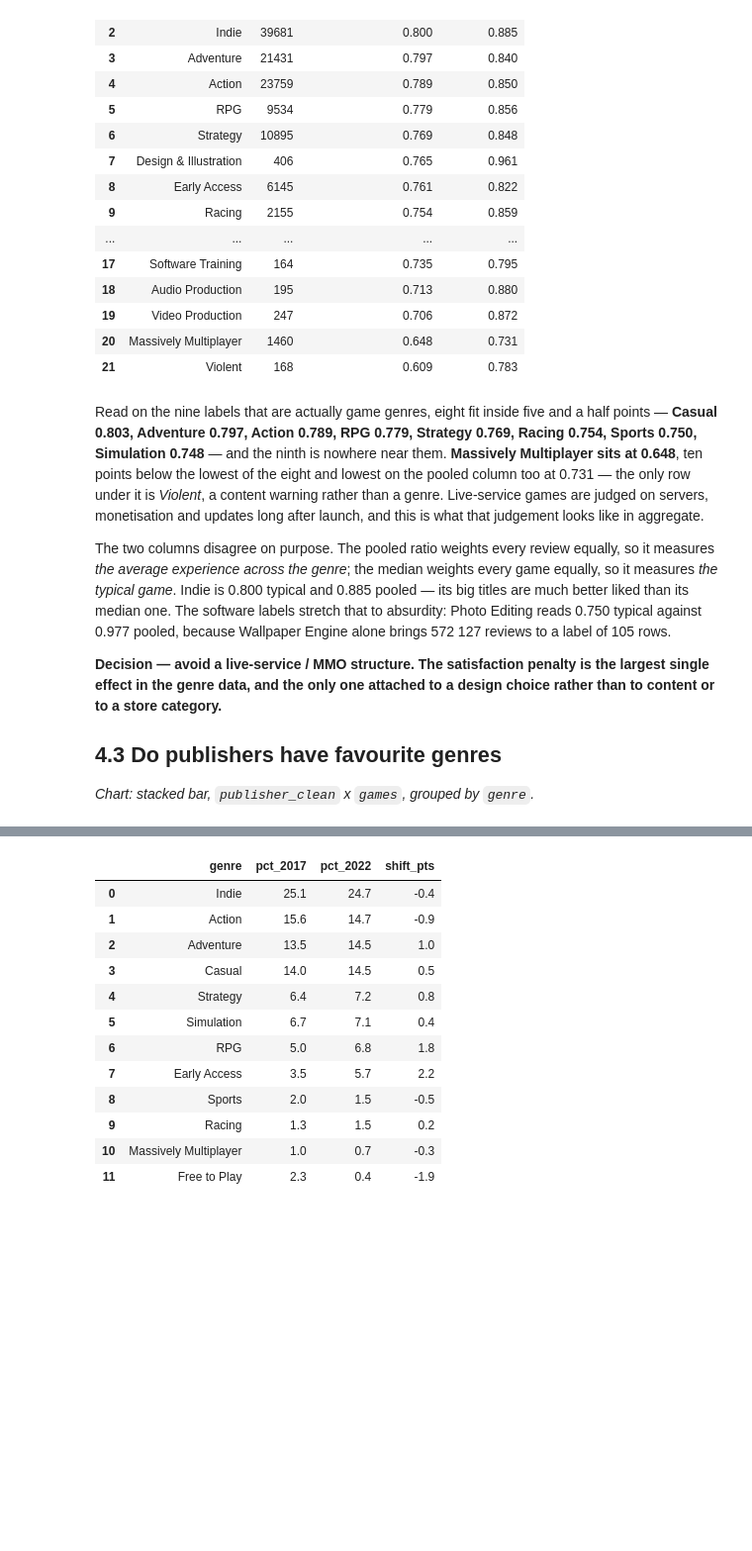
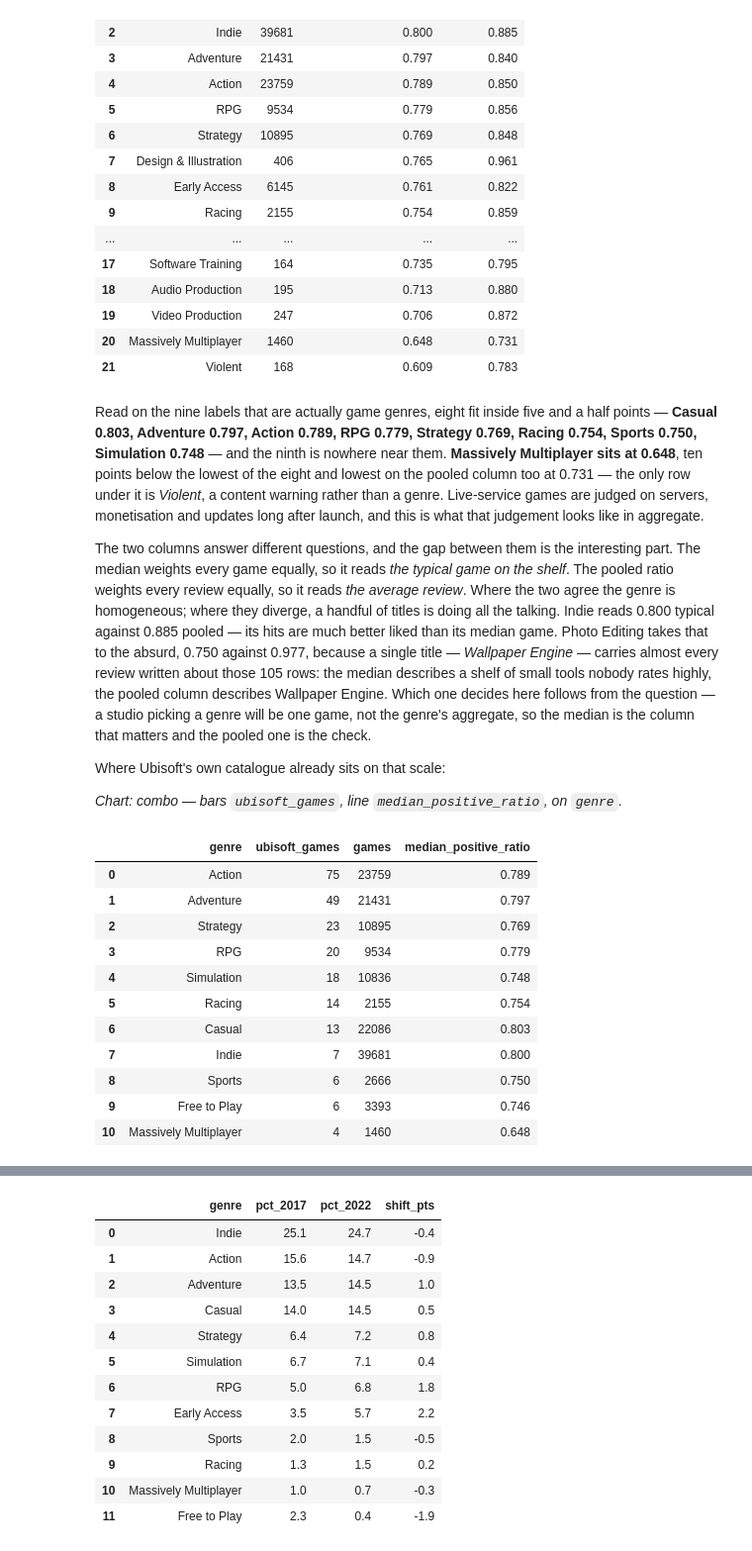
Before and after one commit to paezxavi/jedha_steam_project, a Jupyter notebook: steam_project.ipynb, the cells around one changed output, grey strips where cells are left out. Shown at 99% size. Saved outputs shown, nothing was run; the diff lists cells and outputs as text; code cells hidden in the pictures; blank space fills up the shorter version.

```diff
--- a/steam_project.ipynb
+++ b/steam_project.ipynb
@@ -1107,17 +1121,37 @@ the only row under it is *Violent*, a content warning rather than a genre. Live-
 judged on servers, monetisation and updates long after launch, and this is what that judgement
 looks like in aggregate.
 
-The two columns disagree on purpose. The pooled ratio weights every review equally, so it
-measures *the average experience across the genre*; the median weights every game equally, so it
-measures *the typical game*. Indie is 0.800 typical and 0.885 pooled — its big titles are much
-better liked than its median one. The software labels stretch that to absurdity: Photo Editing
-reads 0.750 typical against 0.977 pooled, because Wallpaper Engine alone brings 572 127 reviews
-to a label of 105 rows.
+The two columns answer different questions, and the gap between them is the interesting part.
+The median weights every game equally, so it reads *the typical game on the shelf*. The pooled
+ratio weights every review equally, so it reads *the average review*. Where the two agree the
+genre is homogeneous; where they diverge, a handful of titles is doing all the talking. Indie
+reads 0.800 typical against 0.885 pooled — its hits are much better liked than its median game.
+Photo Editing takes that to the absurd, 0.750 against 0.977, because a single title — *Wallpaper
+Engine* — carries almost every review written about those 105 rows: the median describes a shelf
+of small tools nobody rates highly, the pooled column describes Wallpaper Engine. Which one
+decides here follows from the question — a studio picking a genre will be one game, not the
+genre's aggregate, so the median is the column that matters and the pooled one is the check.
 
-**Decision — avoid a live-service / MMO structure. The satisfaction penalty is the largest single
-effect in the genre data, and the only one attached to a design choice rather than to content or
-to a store category.**
+Where Ubisoft's own catalogue already sits on that scale:
 
-## 4.3 Do publishers have favourite genres
-
-*Chart: stacked bar, `publisher_clean` x `games`, grouped by `genre`.*
+*Chart: combo — bars `ubisoft_games`, line `median_positive_ratio`, on `genre`.*
+# %%
+display(genre_rows.groupBy("genre").agg(
+            F.sum(ubisoft.cast("int")).alias("ubisoft_games"),
+            F.count("*").alias("games"),
+            F.round(F.percentile_approx("positive_ratio", 0.5), 3).alias("median_positive_ratio"))
+        .filter(F.col("ubisoft_games") > 0)
+        .orderBy(F.desc("ubisoft_games")))
+# %% [output]
+|  | genre | ubisoft_games | games | median_positive_ratio |
+| 0 | Action | 75 | 23759 | 0.789 |
+| 1 | Adventure | 49 | 21431 | 0.797 |
+| 2 | Strategy | 23 | 10895 | 0.769 |
+| 3 | RPG | 20 | 9534 | 0.779 |
+| 4 | Simulation | 18 | 10836 | 0.748 |
+| 5 | Racing | 14 | 2155 | 0.754 |
+| 6 | Casual | 13 | 22086 | 0.803 |
+| 7 | Indie | 7 | 39681 | 0.800 |
+| 8 | Sports | 6 | 2666 | 0.750 |
+| 9 | Free to Play | 6 | 3393 | 0.746 |
+| 10 | Massively Multiplayer | 4 | 1460 | 0.648 |
```
Also changed, not shown: parts of 38 cells of this notebook, 3 other files.
